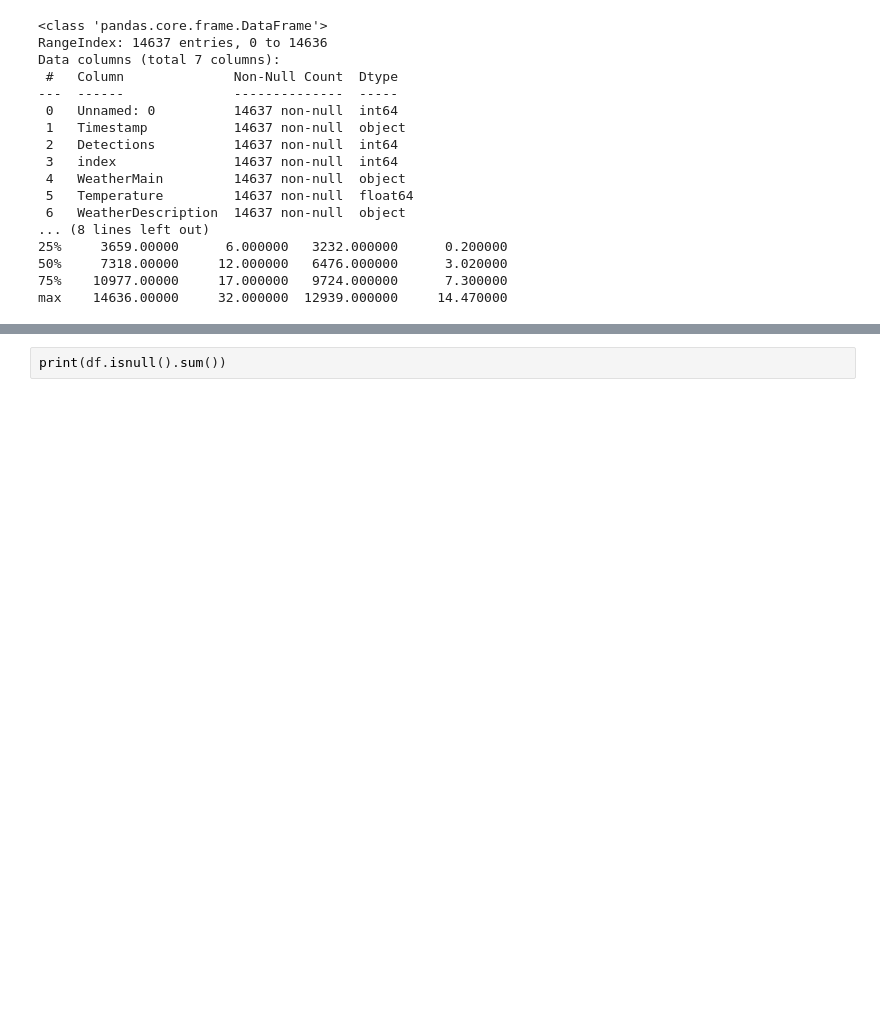
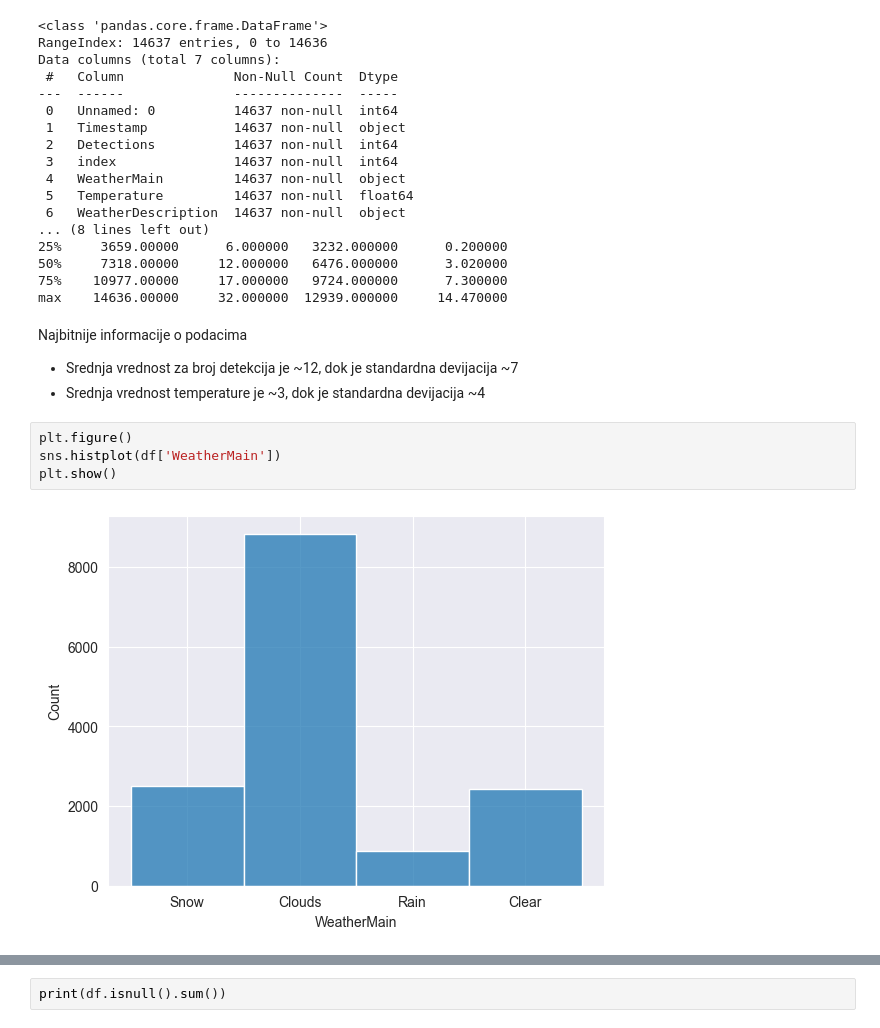
Before and after one commit to pavleglusac/SIAP-NM, a Jupyter notebook: eda.ipynb, the cells around one changed output, grey strips where cells are left out. Drawn from its saved outputs; the diff is of its cells as text; blank space fills up the shorter version.

```diff
--- a/eda.ipynb
+++ b/eda.ipynb
@@ -41,3 +51,13 @@ Data columns (total 7 columns):
 50%     7318.00000     12.000000   6476.000000      3.020000
 75%    10977.00000     17.000000   9724.000000      7.300000
 max    14636.00000     32.000000  12939.000000     14.470000
+# %% [markdown]
+Najbitnije informacije o podacima
+- Srednja vrednost za broj detekcija je ~12, dok je standardna devijacija ~7
+- Srednja vrednost temperature je ~3, dok je standardna devijacija ~4
+# %%
+plt.figure()
+sns.histplot(df['WeatherMain'])
+plt.show()
+# %% [output]
+[figure, added]
```
Also changed, not shown: parts of 36 cells of this notebook, 4 other files.
